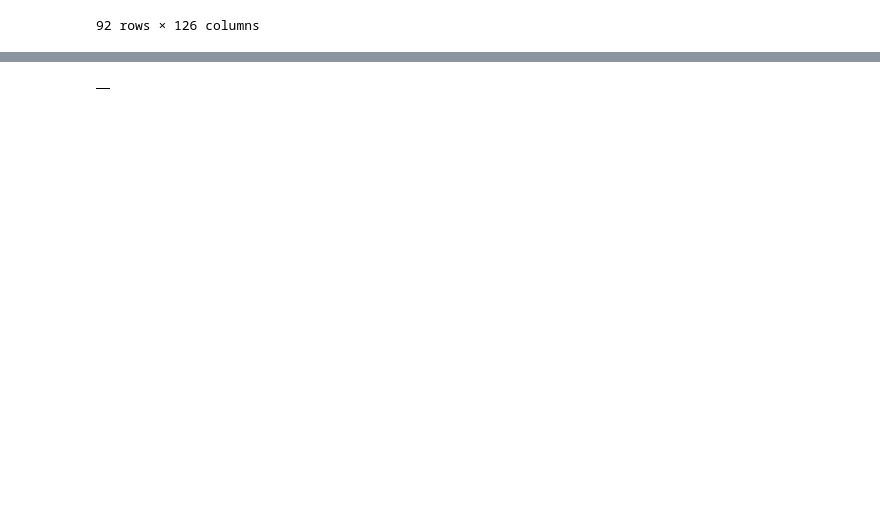
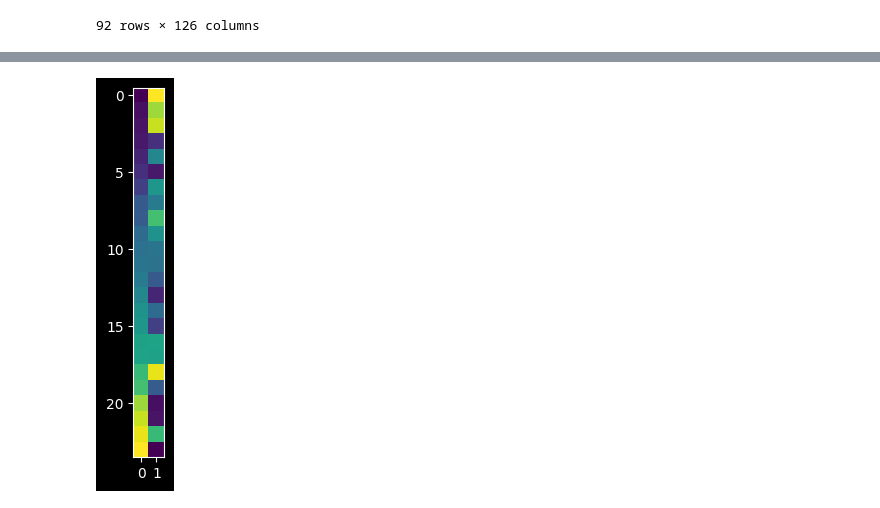
Before and after one commit to BIOS6644/BIOS6644_Spring_2024, a Jupyter notebook: students/Cristian_Sarabia/Module_1/BIOS6644_CSV_Sugar_Metabolomics_CristianSarabia.ipynb, the cells around one changed output, grey strips where cells are left out. Cells and saved outputs as stored; diff of their text form; code cells hidden in the pictures; blank space fills up the shorter version.

```diff
--- a/students/Cristian_Sarabia/Module_1/BIOS6644_CSV_Sugar_Metabolomics_CristianSarabia.ipynb
+++ b/students/Cristian_Sarabia/Module_1/BIOS6644_CSV_Sugar_Metabolomics_CristianSarabia.ipynb
@@ -173,33 +181,37 @@ bp = df.boxplot(column=['Tryptophan'], by=['Label'])
 # %%
 ##################################################################################################################
 #
 # YouDo:
 # Make a pair of plots as follows:
 #    1) Show the correlation matrix between columns of the data
 #        (hint 1: it should be 124x124, hint 2: check out plt.imshow()
 #         Hint 2: numpy has a function for generating the correlation matrix)
 #
 #    2) Make a similar plot showing correlation > 90%
 #
 #  Stretch goal:  using plt.subplot()  make a single figure with both plots side-by-side
 #
 #######################################  BEGIN STUDENT CODE  #####################################################
 cdf = df.drop(columns = ['Index', 'Label'])  # Dropped Index and Label to have 124 items to evaluate
 cdf                                          # Cofirming that there are 124 variables for Corr. Mat.
 
-cm =cdf.corr()
+cm =cdf.corr()                               # Shows correlation matrix
 cm
 
-m = ~(cm.mask(np.eye(len(cm), dtype=bool)).abs()< 0.9).any()
-m
+cmp = plt.imshow(cm)                         # Plots correlation matrix
 
-cm_2 = cm.loc[m, m]
+threshold = 0.90
+np.abs(cm) >= threshold                      # This will only do a boolean output
 
-cm_2
+cmf = [(i, j) for i,j in zip(*np.where(np.abs(cm) > threshold)) if i!=j]
+cmf
+
+cmf = plt.imshow(cmf)                         #Plots corelation matrix for >= 0.90
+
 
 #######################################   END STUDENT CODE   #####################################################
 # %% [output]
-|  |
+[figure, added]
 # %%
 ##################################################################################################################
 #
```
Also changed, not shown: parts of 7 cells of this notebook.
